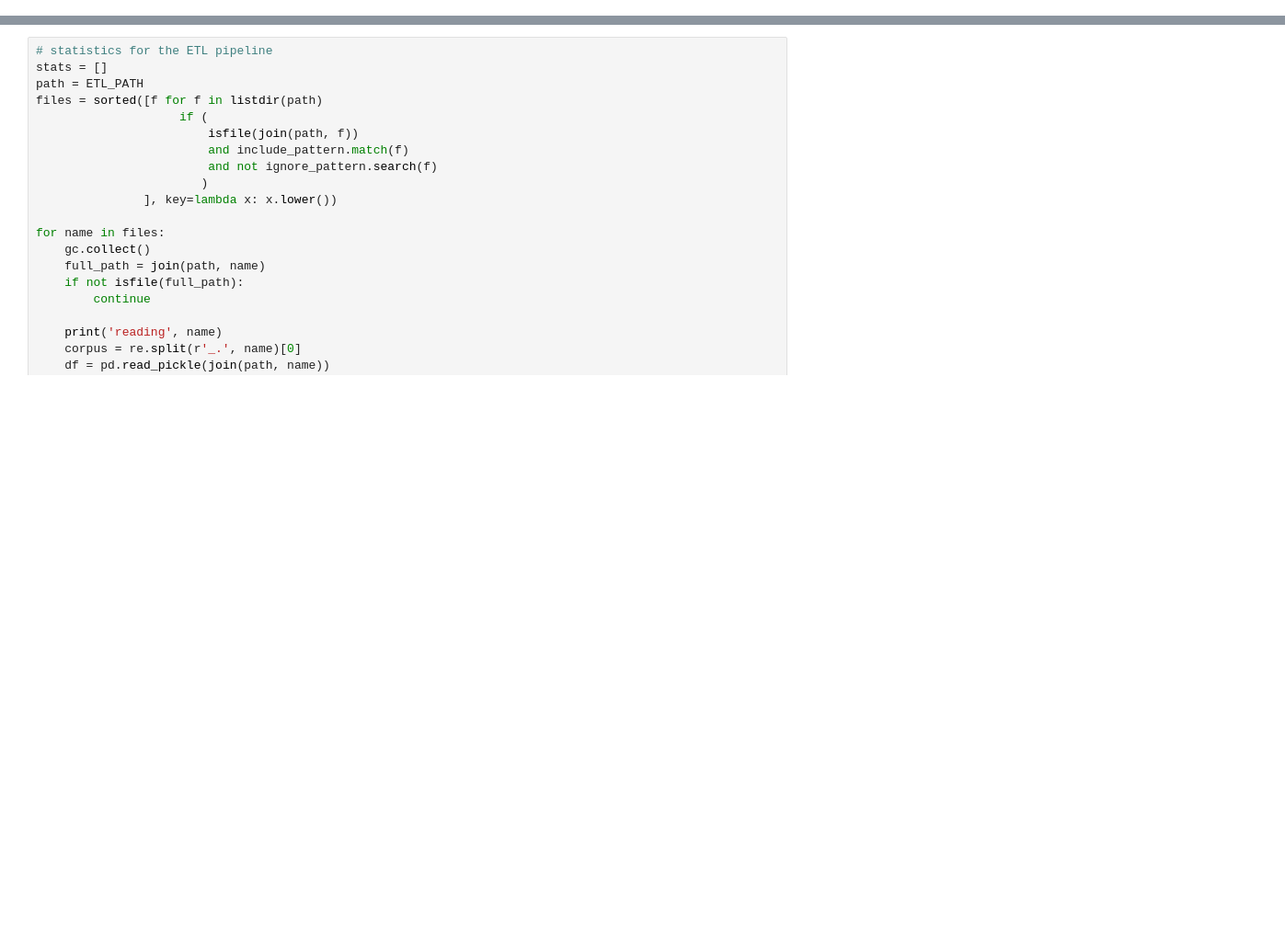
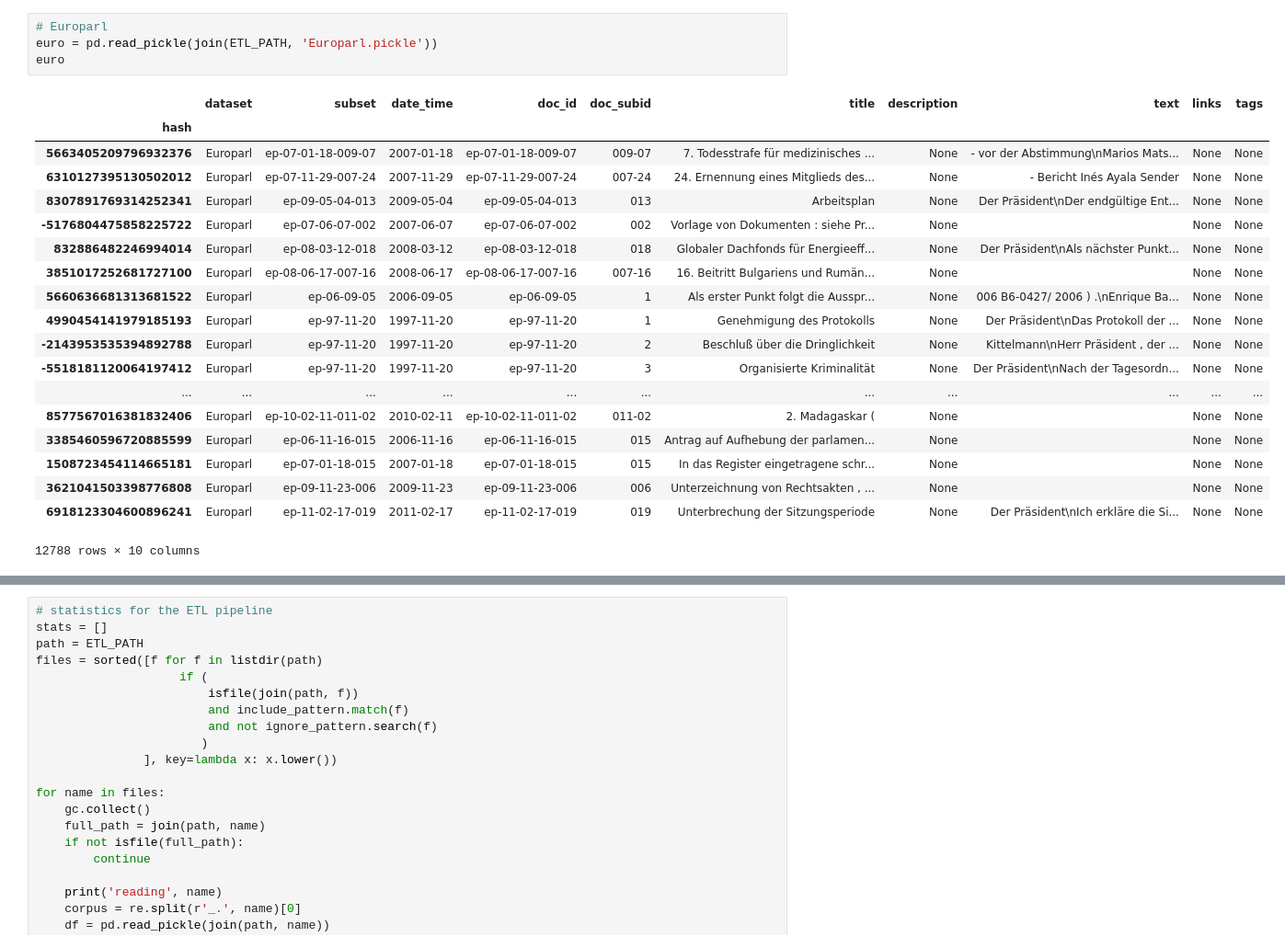
Before and after one commit to andifunke/topic-labeling, a Jupyter notebook: overview_stats.ipynb, the cells around one changed output, grey strips where cells are left out. Shown at 92% size. Drawn from its saved outputs; the diff is of its cells as text; blank space fills up the shorter version.

```diff
--- a/overview_stats.ipynb
+++ b/overview_stats.ipynb
@@ -10,0 +111,24 @@ pd.options.display.max_rows = 2001
+# %%
+# Europarl
+euro = pd.read_pickle(join(ETL_PATH, 'Europarl.pickle'))
+euro
+# %% [output]
+|  | dataset | subset | date_time | doc_id | doc_subid | title | description | text | links | tags |
+| hash |  |  |  |  |  |  |  |  |  |  |
+| 5663405209796932376 | Europarl | ep-07-01-18-009-07 | 2007-01-18 | ep-07-01-18-009-07 | 009-07 | 7. Todesstrafe für medizinisches ... | None | - vor der Abstimmung\nMarios Mats... | None | None |
+| 6310127395130502012 | Europarl | ep-07-11-29-007-24 | 2007-11-29 | ep-07-11-29-007-24 | 007-24 | 24. Ernennung eines Mitglieds des... | None | - Bericht Inés Ayala Sender | None | None |
+| 8307891769314252341 | Europarl | ep-09-05-04-013 | 2009-05-04 | ep-09-05-04-013 | 013 | Arbeitsplan | None | Der Präsident\nDer endgültige Ent... | None | None |
+| -5176804475858225722 | Europarl | ep-07-06-07-002 | 2007-06-07 | ep-07-06-07-002 | 002 | Vorlage von Dokumenten : siehe Pr... | None |  | None | None |
+| 832886482246994014 | Europarl | ep-08-03-12-018 | 2008-03-12 | ep-08-03-12-018 | 018 | Globaler Dachfonds für Energieeff... | None | Der Präsident\nAls nächster Punkt... | None | None |
+| 3851017252681727100 | Europarl | ep-08-06-17-007-16 | 2008-06-17 | ep-08-06-17-007-16 | 007-16 | 16. Beitritt Bulgariens und Rumän... | None |  | None | None |
+| 5660636681313681522 | Europarl | ep-06-09-05 | 2006-09-05 | ep-06-09-05 | 1 | Als erster Punkt folgt die Ausspr... | None | 006 B6-0427/ 2006 ) .\nEnrique Ba... | None | None |
+| 4990454141979185193 | Europarl | ep-97-11-20 | 1997-11-20 | ep-97-11-20 | 1 | Genehmigung des Protokolls | None | Der Präsident\nDas Protokoll der ... | None | None |
+| -2143953535394892788 | Europarl | ep-97-11-20 | 1997-11-20 | ep-97-11-20 | 2 | Beschluß über die Dringlichkeit | None | Kittelmann\nHerr Präsident , der ... | None | None |
+| -5518181120064197412 | Europarl | ep-97-11-20 | 1997-11-20 | ep-97-11-20 | 3 | Organisierte Kriminalität | None | Der Präsident\nNach der Tagesordn... | None | None |
+| ... | ... | ... | ... | ... | ... | ... | ... | ... | ... | ... |
+| 8577567016381832406 | Europarl | ep-10-02-11-011-02 | 2010-02-11 | ep-10-02-11-011-02 | 011-02 | 2. Madagaskar ( | None |  | None | None |
+| 3385460596720885599 | Europarl | ep-06-11-16-015 | 2006-11-16 | ep-06-11-16-015 | 015 | Antrag auf Aufhebung der parlamen... | None |  | None | None |
+| 1508723454114665181 | Europarl | ep-07-01-18-015 | 2007-01-18 | ep-07-01-18-015 | 015 | In das Register eingetragene schr... | None |  | None | None |
+| 3621041503398776808 | Europarl | ep-09-11-23-006 | 2009-11-23 | ep-09-11-23-006 | 006 | Unterzeichnung von Rechtsakten , ... | None |  | None | None |
+| 6918123304600896241 | Europarl | ep-11-02-17-019 | 2011-02-17 | ep-11-02-17-019 | 019 | Unterbrechung der Sitzungsperiode | None | Der Präsident\nIch erkläre die Si... | None | None |
+12788 rows × 10 columns
```
Also changed, not shown: parts of 22 cells of this notebook, 5 other files.
